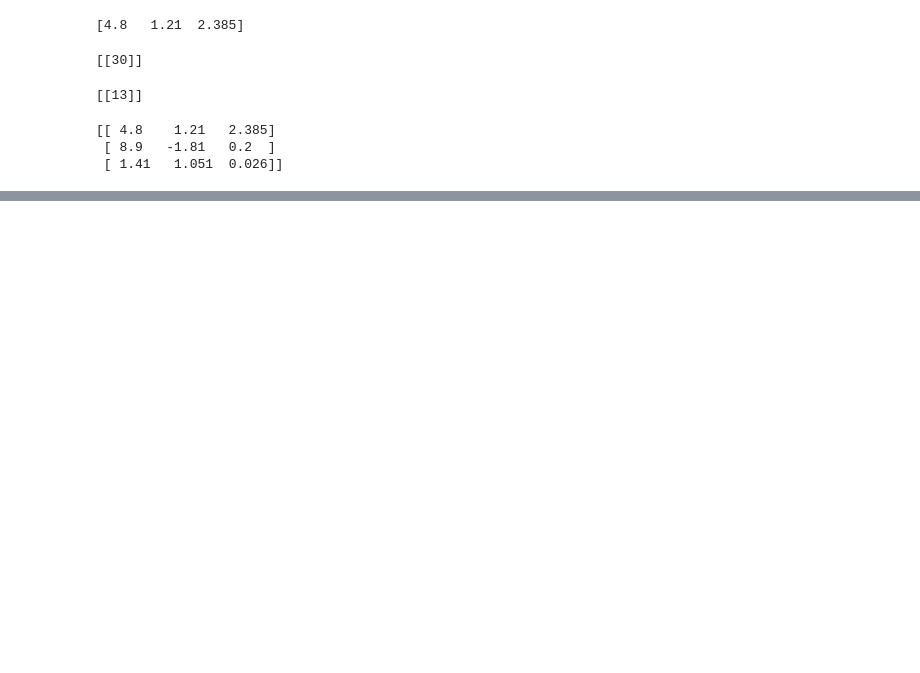
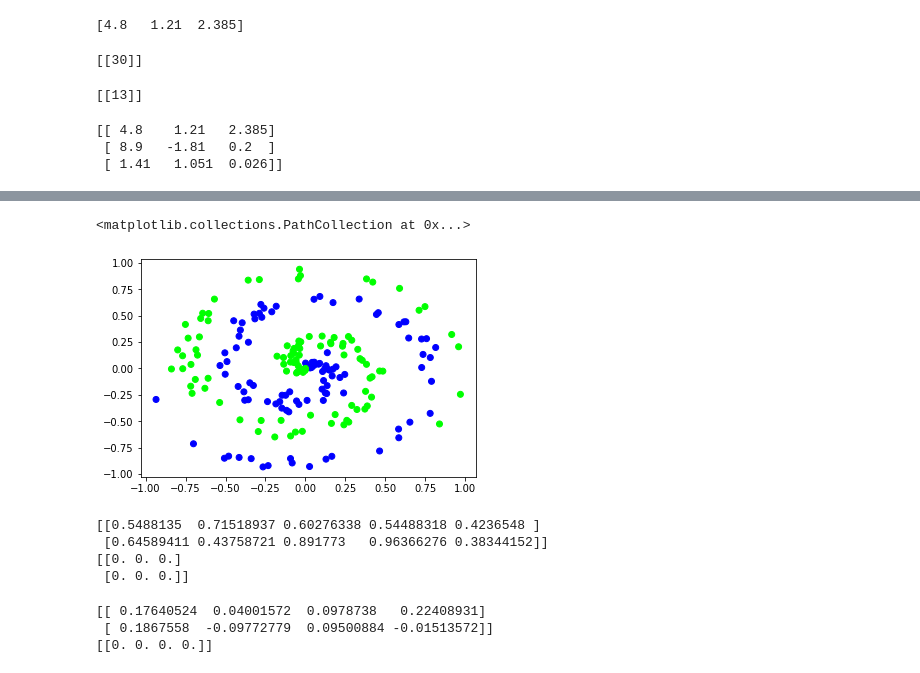
Before and after one commit to Yasir-ali-dev/neural-networks, a Jupyter notebook: neuron.ipynb, the cells around one changed output, grey strips where cells are left out. Saved outputs shown, nothing was run; the diff lists cells and outputs as text; code cells hidden in the pictures; blank space fills up the shorter version.

```diff
--- a/neuron.ipynb
+++ b/neuron.ipynb
@@ -127,0 +169,12 @@ print(layer_output)
+# %%
+from nnfs.datasets import spiral_data
+import matplotlib.pyplot as plt
+import nnfs
+nnfs.init() #random seed and default float dtypes
+
+X,y = spiral_data(classes=2,samples=100)
+
+plt.scatter(X[:,0],X[:,1],c=y,cmap="brg")   #1 feature or class & 2 feature or class
+# %% [output]
+<matplotlib.collections.PathCollection at 0x...>
+[figure, added]
@@ -127,0 +190,32 @@ print(layer_output)
+# %%
+# rand and zeros dimensions
+import numpy as np
+import nnfs
+nnfs.init()
+
+matrix2_5=np.random.rand(2,5)
+baises=np.zeros((2,3))
+
+print(matrix2_5)
+# %% [output]
+[[0.5488135  0.71518937 0.60276338 0.54488318 0.4236548 ]
+ [0.64589411 0.43758721 0.891773   0.96366276 0.38344152]]
+[[0. 0. 0.]
+ [0. 0. 0.]]
+# %%
+import numpy as np
+import nnfs
+nnfs.init()
+n_inputs = 2
+n_neurons = 4
+
+weights = 0.1 * np.random.randn(n_inputs,n_neurons)
+biases = np.zeros((1,n_neurons)) # 1 row n_neurons dimentions
+
+print(weights)
+
+print(biases)
+# %% [output]
+[[ 0.17640524  0.04001572  0.0978738   0.22408931]
+ [ 0.1867558  -0.09772779  0.09500884 -0.01513572]]
+[[0. 0. 0. 0.]]
```
Also changed, not shown: parts of 5 cells of this notebook.
